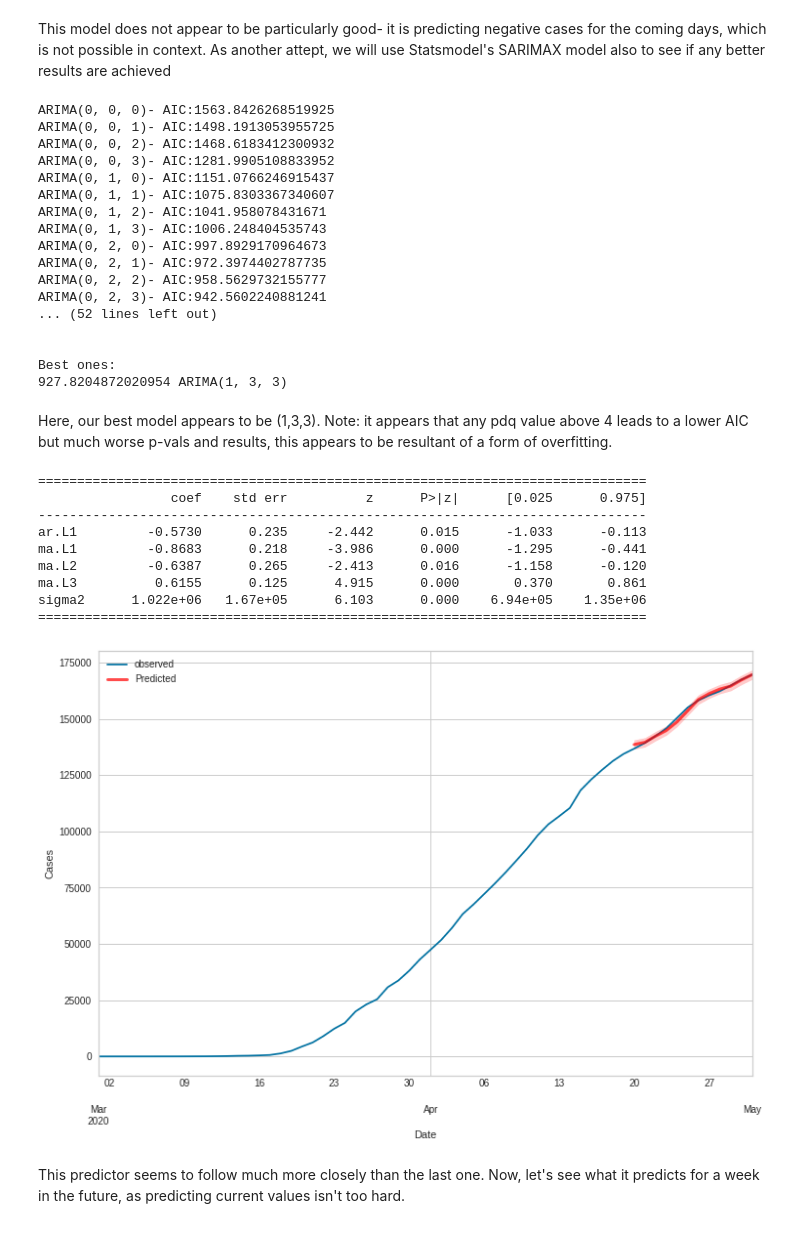
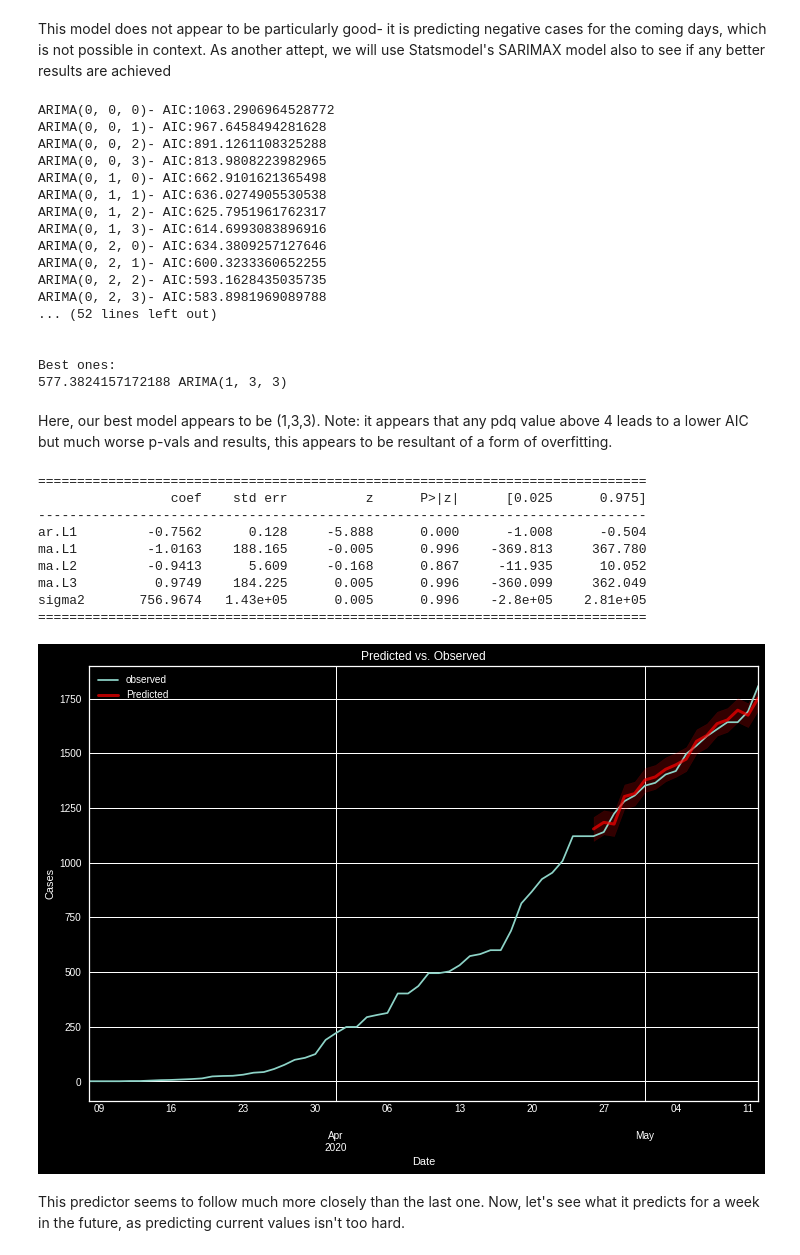
Before and after one commit to mhisle22/DSC-Covid-and-Census, a Jupyter notebook: dsc305_covid_and_census.ipynb, the cells around one changed output. Drawn from its saved outputs; the diff is of its cells as text; code cells hidden in the pictures.

```diff
--- a/dsc305_covid_and_census.ipynb
+++ b/dsc305_covid_and_census.ipynb
@@ -36,7 +36,9 @@ from sklearn.linear_model import LinearRegression
 from sklearn.model_selection import GridSearchCV
 from sklearn.model_selection import train_test_split
 from sklearn.model_selection import KFold
-from sklearn.metrics import accuracy_score, classification_report, confusion_matrix
+from sklearn.metrics import accuracy_score, classification_report, confusion_matrix, mean_squared_error
+from sklearn.model_selection import RandomizedSearchCV
+from sklearn.ensemble import RandomForestRegressor
 from yellowbrick.target import FeatureCorrelation
 import matplotlib.pyplot as plt
 import matplotlib as mpl
@@ -50,8 +52,9 @@ import itertools
 import warnings
 
 
+%matplotlib inline
 
-%matplotlib inline
+plt.style.use('dark_background')
 # %% [markdown]
 #Data Observation
 # %%
@@ -1082,7 +1342,8 @@ NOTE: In the future, it would be wise to allow this model to also take seasonali
 arimaDF = unconverted.set_index('Date')
 
 #Since we can only do one county at a time, let's start with NYC
-arimaDF = arimaDF[arimaDF.County == 'New York City']
+arimaDF = arimaDF[arimaDF.State_Kentucky == 1]
+arimaDF = arimaDF[arimaDF.County == 'Jefferson']
 arima = arimaDF['Cases']
 """
 #here, we will split up x and y, but we will not do a test-train split
@@ -1117,4 +1378,5 @@ arima_y = arimaDF['Cases']
 
 scaler = MinMaxScaler()
 arimaX = scaler.fit_transform(arimaX)"""
+arimaDF
 # %% [output]
@@ -1268,23 +1547,23 @@ print("\n\nBest ones: ")
 print(bestAIC,bestParam) #bestSeas)
 warnings.filterwarnings("default")
 # %% [output]
-ARIMA(0, 0, 0)- AIC:1563.8426268519925
-ARIMA(0, 0, 1)- AIC:1498.1913053955725
-ARIMA(0, 0, 2)- AIC:1468.6183412300932
-ARIMA(0, 0, 3)- AIC:1281.9905108833952
-ARIMA(0, 1, 0)- AIC:1151.0766246915437
-ARIMA(0, 1, 1)- AIC:1075.8303367340607
-ARIMA(0, 1, 2)- AIC:1041.958078431671
-ARIMA(0, 1, 3)- AIC:1006.248404535743
-ARIMA(0, 2, 0)- AIC:997.8929170964673
-ARIMA(0, 2, 1)- AIC:972.3974402787735
-ARIMA(0, 2, 2)- AIC:958.5629732155777
-ARIMA(0, 2, 3)- AIC:942.5602240881241
+ARIMA(0, 0, 0)- AIC:1063.2906964528772
+ARIMA(0, 0, 1)- AIC:967.6458494281628
+ARIMA(0, 0, 2)- AIC:891.1261108325288
+ARIMA(0, 0, 3)- AIC:813.9808223982965
+ARIMA(0, 1, 0)- AIC:662.9101621365498
+ARIMA(0, 1, 1)- AIC:636.0274905530538
+ARIMA(0, 1, 2)- AIC:625.7951961762317
+ARIMA(0, 1, 3)- AIC:614.6993083896916
+ARIMA(0, 2, 0)- AIC:634.3809257127646
+ARIMA(0, 2, 1)- AIC:600.3233360652255
+ARIMA(0, 2, 2)- AIC:593.1628435035735
+ARIMA(0, 2, 3)- AIC:583.8981969089788
 ... (52 lines left out)
 
 
 Best ones:
-927.8204872020954 ARIMA(1, 3, 3)
+577.3824157172188 ARIMA(1, 3, 3)
 # %% [markdown]
 Here, our best model appears to be (1,3,3). Note: it appears that any pdq value above 4 leads to a lower AIC but much worse p-vals and results, this appears to be resultant of a form of overfitting.
 # %%
@@ -1300,30 +1579,30 @@ print(results.summary().tables[1])
 ==============================================================================
                  coef    std err          z      P>|z|      [0.025      0.975]
 ------------------------------------------------------------------------------
-ar.L1         -0.5730      0.235     -2.442      0.015      -1.033      -0.113
-ma.L1         -0.8683      0.218     -3.986      0.000      -1.295      -0.441
-ma.L2         -0.6387      0.265     -2.413      0.016      -1.158      -0.120
-ma.L3          0.6155      0.125      4.915      0.000       0.370       0.861
-sigma2      1.022e+06   1.67e+05      6.103      0.000    6.94e+05    1.35e+06
+ar.L1         -0.7562      0.128     -5.888      0.000      -1.008      -0.504
+ma.L1         -1.0163    188.165     -0.005      0.996    -369.813     367.780
+ma.L2         -0.9413      5.609     -0.168      0.867     -11.935      10.052
+ma.L3          0.9749    184.225      0.005      0.996    -360.099     362.049
+sigma2       756.9674   1.43e+05      0.005      0.996    -2.8e+05    2.81e+05
 ==============================================================================
 # %%
-pred = results.get_prediction(start=pd.to_datetime('2020-04-20'), dynamic=False)
+pred = results.get_prediction(start=pd.to_datetime('2020-04-26'), dynamic=False)
 pred_ci = pred.conf_int()
 # %%
 ax = arima.plot(label='observed')
 pred.predicted_mean.plot(ax=ax, label='Predicted', alpha=.7, figsize=(12,8), linewidth=3, color='Red')
 
 ax.fill_between(pred_ci.index,
                 pred_ci.iloc[:, 0],
                 pred_ci.iloc[:, 1], color='Red', alpha=.2)
 
 ax.set_xlabel('Date')
 ax.set_ylabel('Cases')
 plt.legend()
-
+plt.title("Predicted vs. Observed")
 plt.show()
 # %% [output]
-[figure, old version]
+[figure, new version]
 # %% [markdown]
 This predictor seems to follow much more closely than the last one. Now, let's see what it predicts for a week in the future, as predicting current values isn't too hard.
 # %%
```
Also changed, not shown: parts of 61 cells of this notebook.
